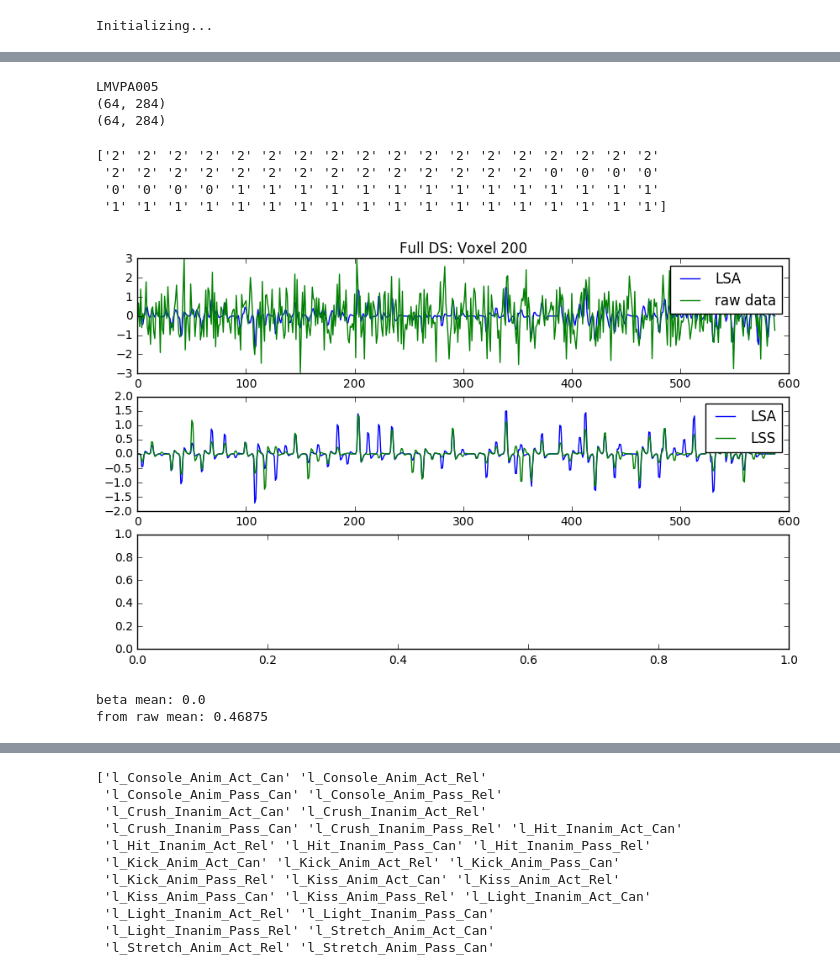
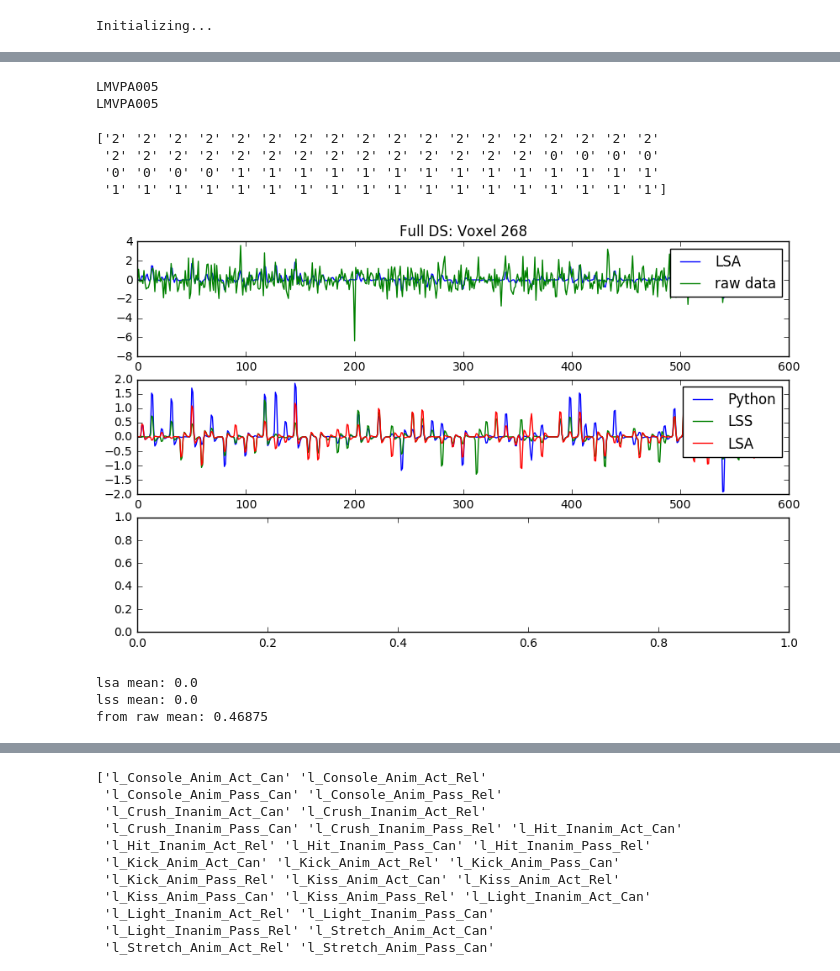
Before and after one commit to njchiang/LanguageMVPA, a Jupyter notebook: multivariate/python/analysis/betaScratchpad.ipynb, the cells around one changed output, grey strips where cells are left out. Drawn from its saved outputs; the diff is of its cells as text; code cells hidden in the pictures.

```diff
--- a/multivariate/python/analysis/betaScratchpad.ipynb
+++ b/multivariate/python/analysis/betaScratchpad.ipynb
@@ -59,11 +60,12 @@ fds = lmvpa.replacetargets(evds, contrasts, con)
 fds = fds[fds.targets != '0']
 # %%
 # load betas
-bds = lmvpa.loadsubbetas(paths, sub, btype=betatype, m=roi)
-bds = lmvpa.replacetargets(bds, contrasts, con)
+lss = lmvpa.loadsubbetas(paths, sub, btype=betatype, method="LSS", m=roi)
+lss = lmvpa.replacetargets(lss, contrasts, con)
+lsa = lmvpa.loadsubbetas(paths, sub, btype=betatype, method="LSA", m=roi)
+lsa = lmvpa.replacetargets(lsa, contrasts, con)
 # %% [output]
 LMVPA005
-(64, 284)
-(64, 284)
+LMVPA005
 # %%
 # preprocess betas
@@ -76,40 +79,42 @@ zscore(bds, chunks_attr='chunks')
 # fpidx = fds.chunks >= fds.sa['chunks'].unique[len(fds.sa['chunks'].unique) / 2]
 # blidx = bds.sa['stim'].value == 's'
 fds = lmvpa.sortds(fds)
-bds = lmvpa.sortds(bds)
+lsa = lmvpa.sortds(lsa)
+lss = lmvpa.sortds(lss)
 flidx = fds.chunks == fds.chunks
-blidx = bds.chunks == bds.chunks
+lssidx = lss.chunks == lss.chunks
 # %%
 # beta extraction QC
 import numpy as np
 import matplotlib.pyplot as plt
 iVox = np.random.randint(0, rds.shape[1])
 
 print evds.sa.targets
 regidx = evds.sa.targets == evds.sa.targets
 # regidx = evds.sa.targets == '0'
 # plt.plot(evds.sa.regressors.T[:,regidx])
 f, axarr = plt.subplots(3, figsize=(10,6))
 axarr[0].plot(np.dot(evds.sa.regressors.T[:, regidx], evds.samples[regidx,:])[:,iVox], label='LSA')
 # plt.plot(np.dot(evds.sa.regressors.T[:, regidx], bds.samples[]))[:,iVox] # get these in right order
 axarr[0].plot(rds.samples[:, iVox], label='raw data')
 axarr[0].legend()
 axarr[0].set_title('Full DS: Voxel ' + str(iVox))
-axarr[1].plot(np.dot(fds.sa.regressors.T, fds.samples)[:, iVox], label='LSA')
-axarr[1].plot(np.dot(fds.sa.regressors.T, bds.samples)[:, iVox], label='LSS')
+axarr[1].plot(np.dot(fds.sa.regressors.T, fds.samples)[:, iVox], label='Python')
+axarr[1].plot(np.dot(fds.sa.regressors.T, lss.samples)[:, iVox], label='LSS')
+axarr[1].plot(np.dot(fds.sa.regressors.T, lsa.samples)[:, iVox], label='LSA')
 axarr[1].legend()
 plt.show()
 # print np.dot(evds.sa.regressors.T[:, regidx], evds.samples[regidx,:])[:,iVox].shape
 # print rds[:,iVox].samples.shape
 # np.corrcoef(np.dot(evds.sa.regressors.T[:, regidx], evds.samples[regidx,:])[:,iVox],
 #             rds.samples[:,iVox])
 # print (np.mean(rds, axis=0), np.std(rds, axis=0))
 # %% [output]
 ['2' '2' '2' '2' '2' '2' '2' '2' '2' '2' '2' '2' '2' '2' '2' '2' '2' '2'
  '2' '2' '2' '2' '2' '2' '2' '2' '2' '2' '2' '2' '2' '2' '0' '0' '0' '0'
  '0' '0' '0' '0' '1' '1' '1' '1' '1' '1' '1' '1' '1' '1' '1' '1' '1' '1'
  '1' '1' '1' '1' '1' '1' '1' '1' '1' '1' '1' '1' '1' '1' '1' '1' '1' '1']
-[figure, old version]
+[figure, new version]
 # %%
 # initialize classifier
 from mvpa2.clfs import svm
@@ -134,13 +139,17 @@ cv = CrossValidation(fclf,
 # %%
 #SVM
 import numpy as np
-bres = cv(bds[blidx].copy())
-print "beta mean: " + str(np.mean(bres))
+lsares = cv(lsa[lssidx].copy())
+print "lsa mean: " + str(np.mean(lsares))
+cv.untrain()
+lssres = cv(lss[lssidx].copy())
+print "lss mean: " + str(np.mean(lssres))
 cv.untrain()
 fres = cv(fds[flidx].copy())
 print "from raw mean: " + str(np.mean(fres))
 # %% [output]
-beta mean: 0.0
+lsa mean: 0.0
+lss mean: 0.0
 from raw mean: 0.46875
 # %%
 from mvpa2.measures import rsa
```
Also changed, not shown: parts of 5 cells of this notebook, 4 other files.
